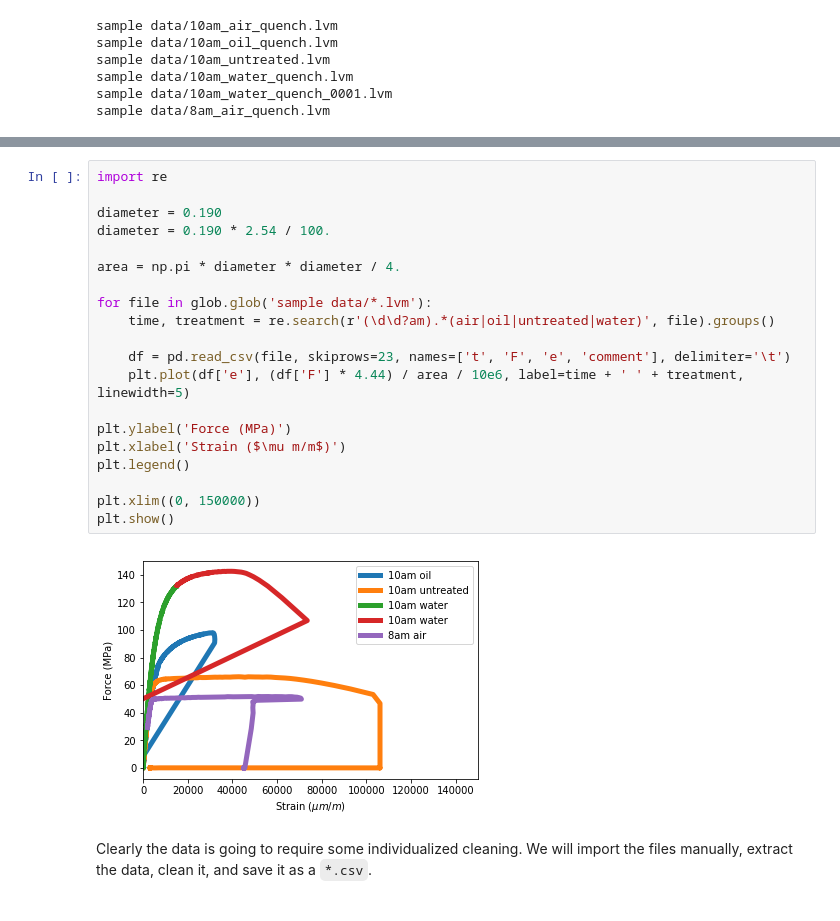
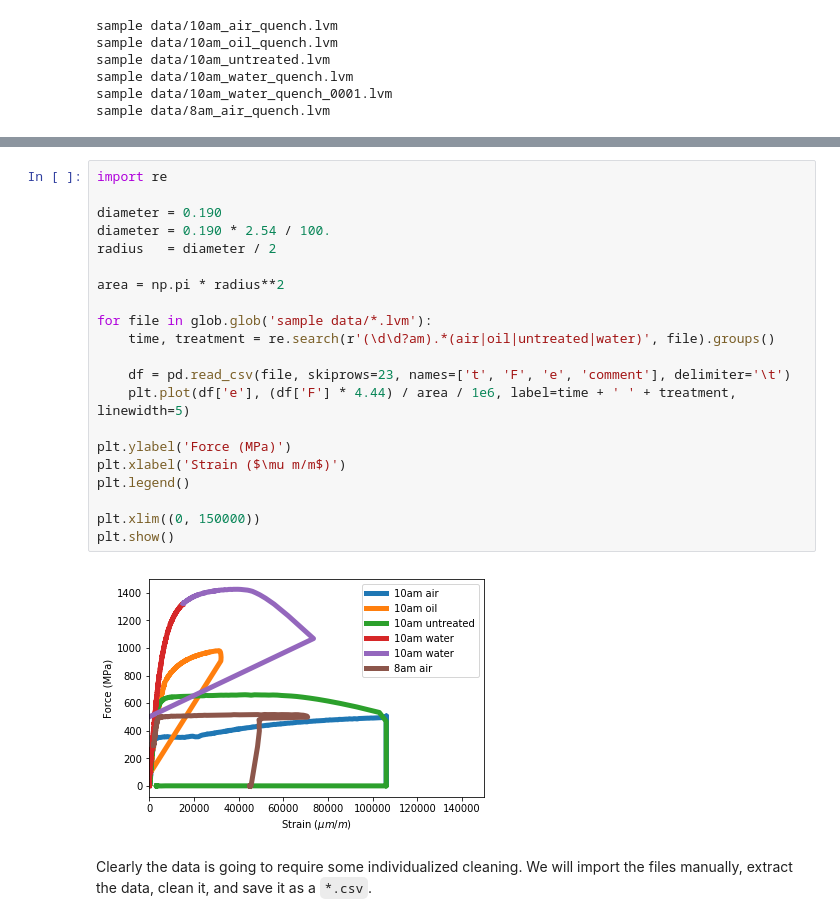
Before and after one commit to mmolter/ME303, a Jupyter notebook: Labs/Lab 5 - Heat Treatment/analysis.ipynb, the cells around one changed output, grey strips where cells are left out. Saved outputs shown, nothing was run; the diff lists cells and outputs as text.

```diff
--- a/Labs/Lab 5 - Heat Treatment/analysis.ipynb
+++ b/Labs/Lab 5 - Heat Treatment/analysis.ipynb
@@ -48,25 +48,26 @@ Time    09:07:52.2131250998842608932
 # %%
 import re
 
 diameter = 0.190
 diameter = 0.190 * 2.54 / 100.
+radius   = diameter / 2
 
-area = np.pi * diameter * diameter / 4.
+area = np.pi * radius**2
 
 for file in glob.glob('sample data/*.lvm'):
     time, treatment = re.search(r'(\d\d?am).*(air|oil|untreated|water)', file).groups()
 
     df = pd.read_csv(file, skiprows=23, names=['t', 'F', 'e', 'comment'], delimiter='\t')
-    plt.plot(df['e'], (df['F'] * 4.44) / area / 10e6, label=time + ' ' + treatment, linewidth=5)
+    plt.plot(df['e'], (df['F'] * 4.44) / area / 1e6, label=time + ' ' + treatment, linewidth=5)
 
 plt.ylabel('Force (MPa)')
 plt.xlabel('Strain ($\mu m/m$)')
 plt.legend()
 
 plt.xlim((0, 150000))
 plt.show()
 # %% [output]
-[figure, old version]
+[figure, new version]
 # %% [markdown]
 Clearly the data is going to require some individualized cleaning. We will import the files manually, extract the data, clean it, and save it as a `*.csv`.
 # %%
```
Also changed, not shown: parts of 5 cells of this notebook, 6 other files.
